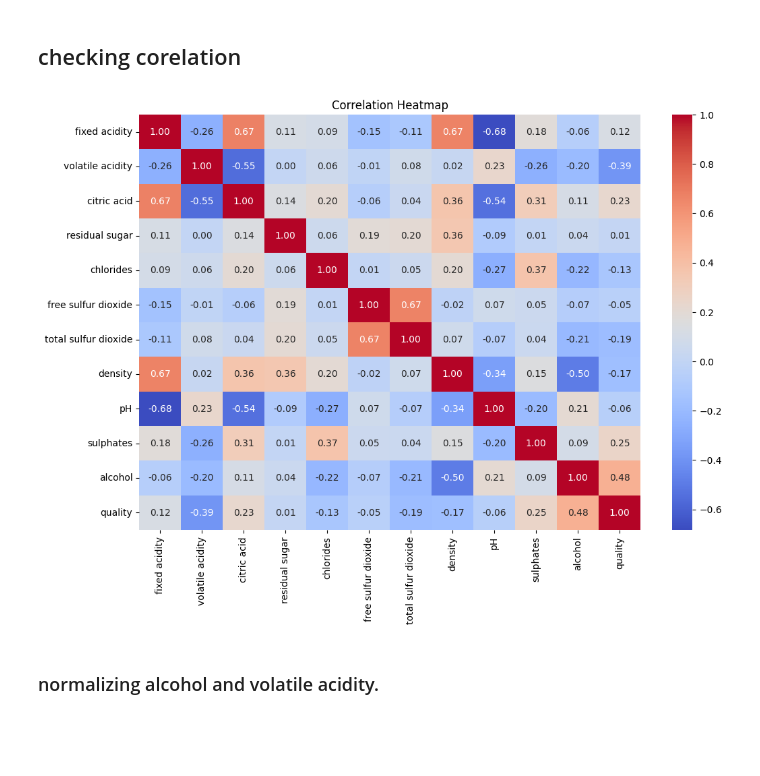
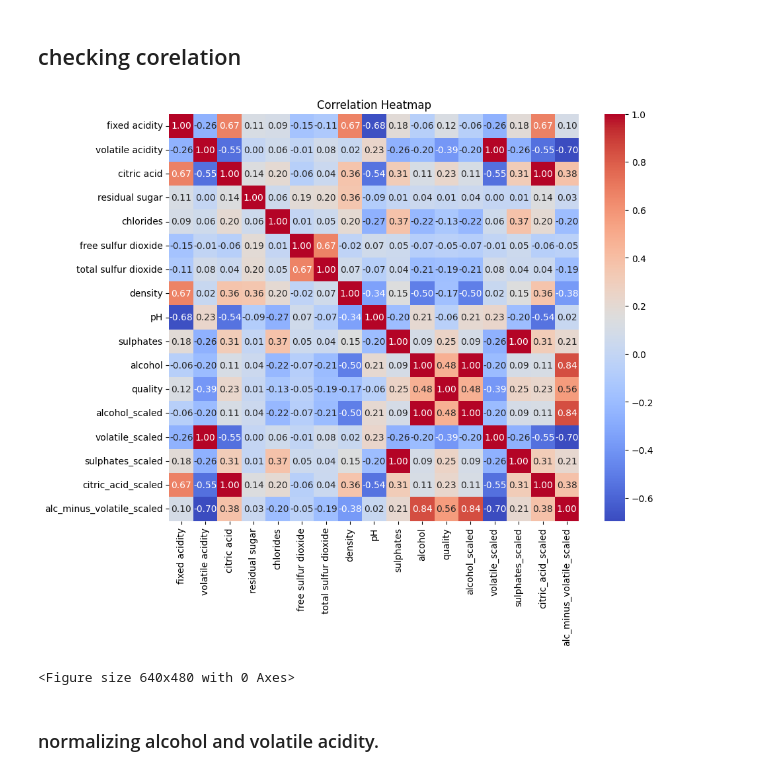
Before and after one commit to Charan1114/project_wine, a Jupyter notebook: notebooks/wine-red-checkpoint-checkpoint.ipynb, the cells around one changed output. Cells and saved outputs as stored; diff of their text form; code cells hidden in the pictures; blank space fills up the shorter version.

```diff
--- a/notebooks/wine-red-checkpoint-checkpoint.ipynb
+++ b/notebooks/wine-red-checkpoint-checkpoint.ipynb
@@ -12,7 +12,7 @@ import joblib
 # %% [markdown]
 ## importing dataset
 # %%
-df = pd.read_csv(r"S:\prac_ml_1\data\raw\winequality-red.csv")
+df = pd.read_csv(r"S:\prac_ml_1\data\processed\df_modified.csv")
 # %% [markdown]
 ## head of dataset
 # %%
@@ -85,14 +85,15 @@ Name: quality, dtype: float64
 # %%
 import seaborn as sns
 import matplotlib.pyplot as plt
 
-plt.figure(figsize=(12,8))
+plt.figure(figsize=(10,8))
 sns.heatmap(df.corr(), annot=True, cmap='coolwarm', fmt=".2f")
 plt.title("Correlation Heatmap")
 plt.show()
 # checking relation bet input features and output
 # %% [output]
-[figure, old version]
+[figure, new version]
+<Figure size 640x480 with 0 Axes>
 # %% [markdown]
 ### normalizing alcohol and volatile acidity.
 # %%
```
Also changed, not shown: parts of 6 cells of this notebook.
